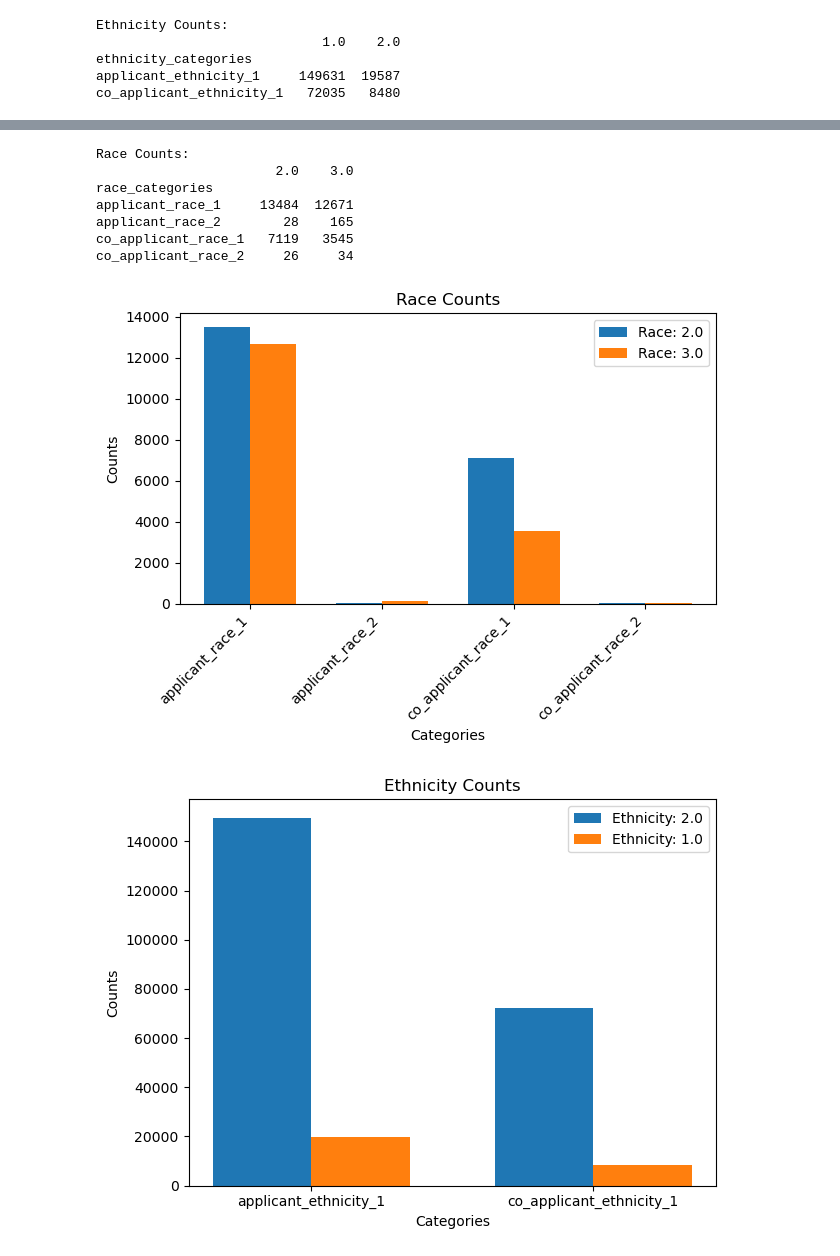
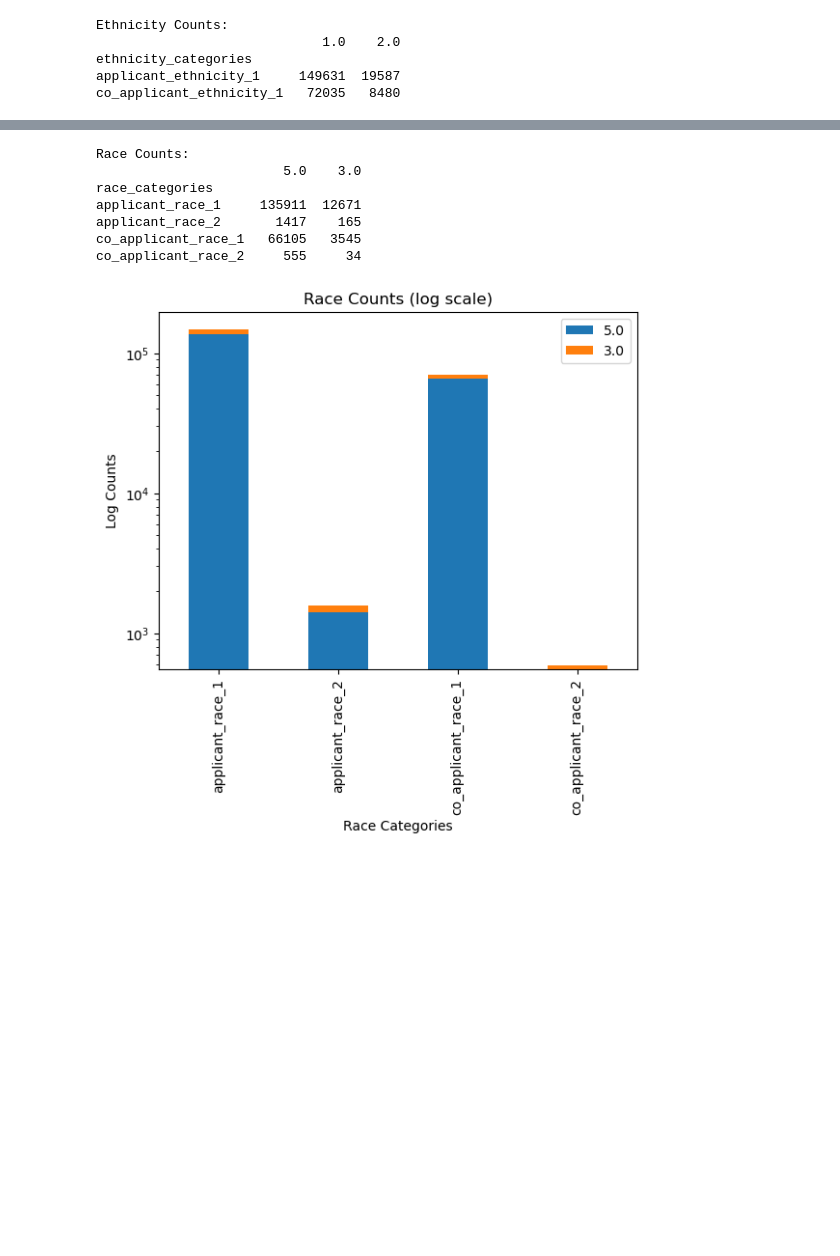
Before and after one commit to aschera/credit_risk_predictor, a Jupyter notebook: notebooks/Christinas/EDA_stepwise/3.race_.ipynb, the cells around one changed output, grey strips where cells are left out. Drawn from its saved outputs; the diff is of its cells as text; code cells hidden in the pictures; blank space fills up the shorter version.

Commit message:
investigating only white applicants.

```diff
--- a/notebooks/Christinas/EDA_stepwise/3.race_.ipynb
+++ b/notebooks/Christinas/EDA_stepwise/3.race_.ipynb
@@ -161,7 +161,7 @@ columns_of_race = ['applicant_race_1', 'applicant_race_2', 'co_applicant_race_1'
 ### remove not needed columns
 # %%
 # Filter the DataFrame to keep rows with categories 2 and 3 for the specified columns
-filtered_race = df[columns_of_race].isin([2.0, 3.0])
+filtered_race = df[columns_of_race].isin([5.0, 3.0])
 
 # Filter the race columns
 filtered_df_race = df[columns_of_race][filtered_race]
@@ -302,12 +341,11 @@ co_applicant_ethnicity_1   72035   8480
 import pandas as pd
 
 def generate_counts_table(counts, categories):
-    df = pd.DataFrame(counts, columns=['2.0', '3.0'], index=categories)
+    df = pd.DataFrame(counts, columns=['5.0', '3.0'], index=categories)
     df.index.name = 'race_categories'
     return df
 
 race_categories = ['applicant_race_1', 'applicant_race_2', 'co_applicant_race_1', 'co_applicant_race_2']
-race_counts = [[13484, 12671], [28, 165], [7119, 3545], [26, 34]]
 
 # Generate and display the Race Counts table
 print('Race Counts:')
@@ -315,59 +353,18 @@ race_table = generate_counts_table(race_counts, race_categories)
 print(race_table)
 # %% [output]
 Race Counts:
-                       2.0    3.0
+                        5.0    3.0
 race_categories
-applicant_race_1     13484  12671
-applicant_race_2        28    165
-co_applicant_race_1   7119   3545
-co_applicant_race_2     26     34
+applicant_race_1     135911  12671
+applicant_race_2       1417    165
+co_applicant_race_1   66105   3545
+co_applicant_race_2     555     34
 # %%
-import matplotlib.pyplot as plt
-import numpy as np
-
-# Data
-race_categories = ['applicant_race_1', 'applicant_race_2', 'co_applicant_race_1', 'co_applicant_race_2']
-race_counts = np.array(race_counts)
-
-ethnicity_categories = ['applicant_ethnicity_1', 'co_applicant_ethnicity_1']
-ethnicity_counts = np.array(ethnicity_counts)
-
-# Plotting race counts
-width = 0.35  # Width of the bars
-x = np.arange(len(race_categories))  # the label locations
-
-fig, ax = plt.subplots()
-
-rects1 = ax.bar(x - width/2, race_counts[:, 0], width, label='Race: 2.0')
-rects2 = ax.bar(x + width/2, race_counts[:, 1], width, label='Race: 3.0')
-
-ax.set_xlabel('Categories')
-ax.set_ylabel('Counts')
-ax.set_title('Race Counts')
-ax.set_xticks(np.arange(len(race_categories)))
-ax.set_xticklabels(race_categories, rotation=45, ha='right')
-ax.legend()
-
-fig.tight_layout()
-
+# Plot the Race Counts on a logarithmic scale
+race_table.plot(kind='bar', stacked=True, logy=True)
+plt.xlabel('Race Categories')
+plt.ylabel('Log Counts')
+plt.title('Race Counts (log scale)')
 plt.show()
-
-# Plotting ethnicity counts
-fig, ax = plt.subplots()
-
-rects1 = ax.bar(np.arange(len(ethnicity_categories)), ethnicity_counts[:, 0], width, label='Ethnicity: 2.0')
-rects2 = ax.bar(np.arange(len(ethnicity_categories)) + width, ethnicity_counts[:, 1], width, label='Ethnicity: 1.0')
-
-ax.set_xlabel('Categories')
-ax.set_ylabel('Counts')
-ax.set_title('Ethnicity Counts')
-ax.set_xticks(np.arange(len(ethnicity_categories)) + width / 2)
-ax.set_xticklabels(ethnicity_categories)
-ax.legend()
-
-fig.tight_layout()
-
-plt.show()
 # %% [output]
-[figure, old version]
+[figure, new version]
-[figure, removed]
```
Also changed, not shown: parts of 14 cells of this notebook.
